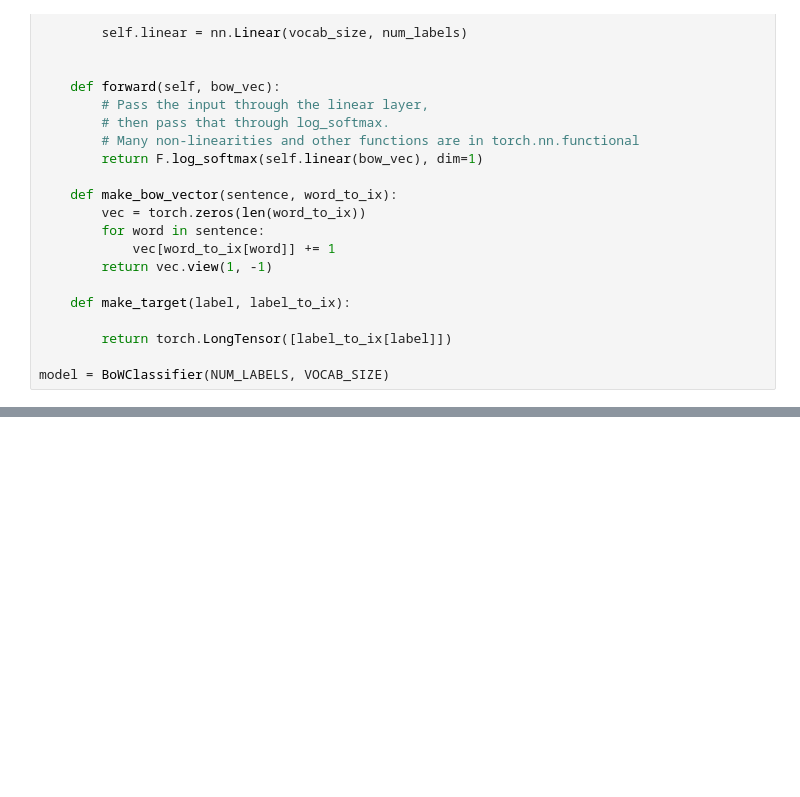
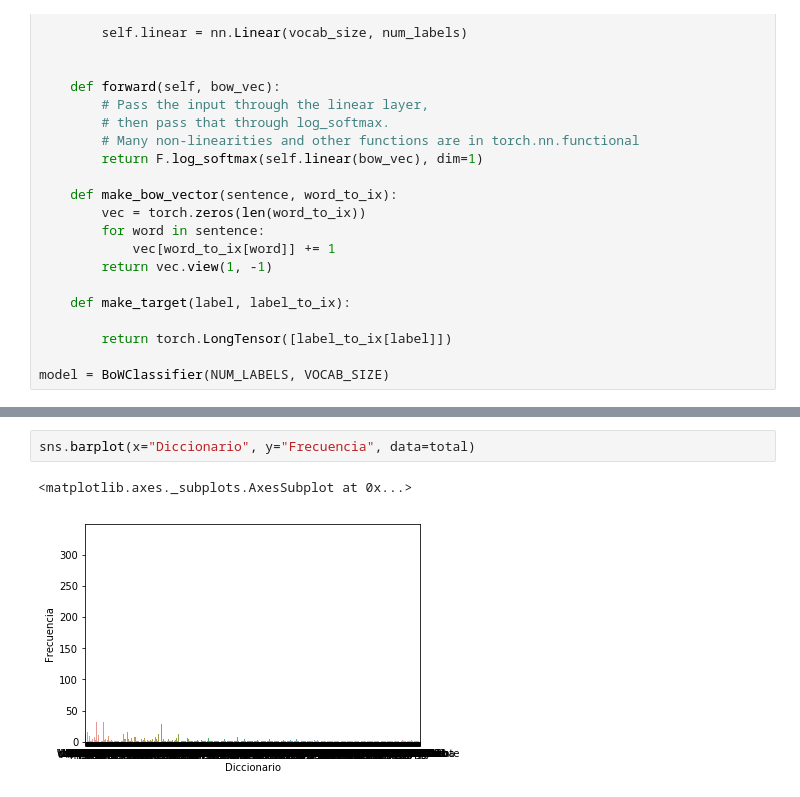
Before and after one commit to agemperador/RELAMPAGO_poster, a Jupyter notebook: redNeuronal/red_bow_prueba.ipynb, the cells around one changed output, grey strips where cells are left out. Saved outputs shown, nothing was run; the diff lists cells and outputs as text; blank space fills up the shorter version.

```diff
--- a/redNeuronal/red_bow_prueba.ipynb
+++ b/redNeuronal/red_bow_prueba.ipynb
@@ -198,3 +198,8 @@ log_probs = model(bow_vector)
+# %%
+sns.barplot(x="Diccionario", y="Frecuencia", data=total)
+# %% [output]
+<matplotlib.axes._subplots.AxesSubplot at 0x...>
+[figure, added]
 # %%
 # Run on test data before we train, just to see a before-and-after
 for instance, label in test:
```
Also changed, not shown: parts of 17 cells of this notebook, 1 other file.
